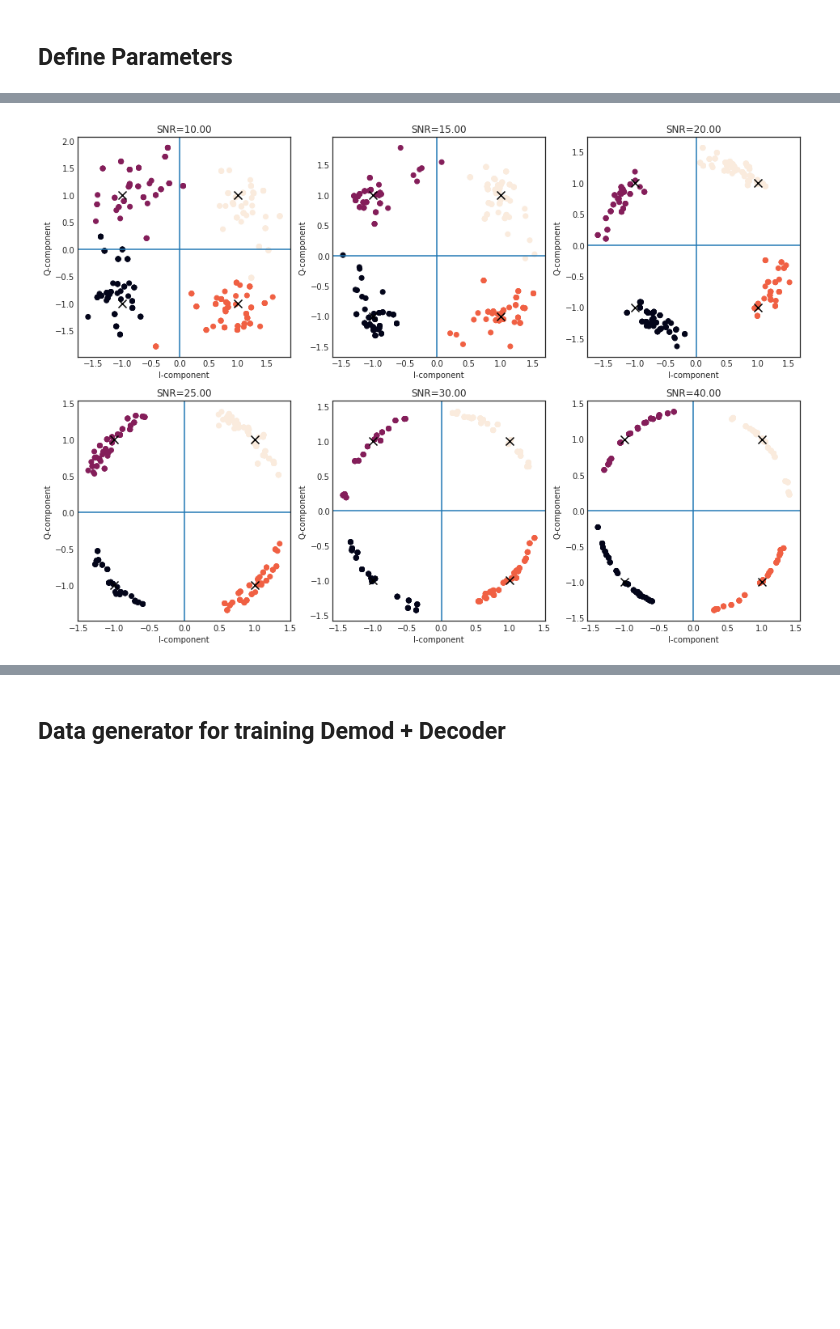
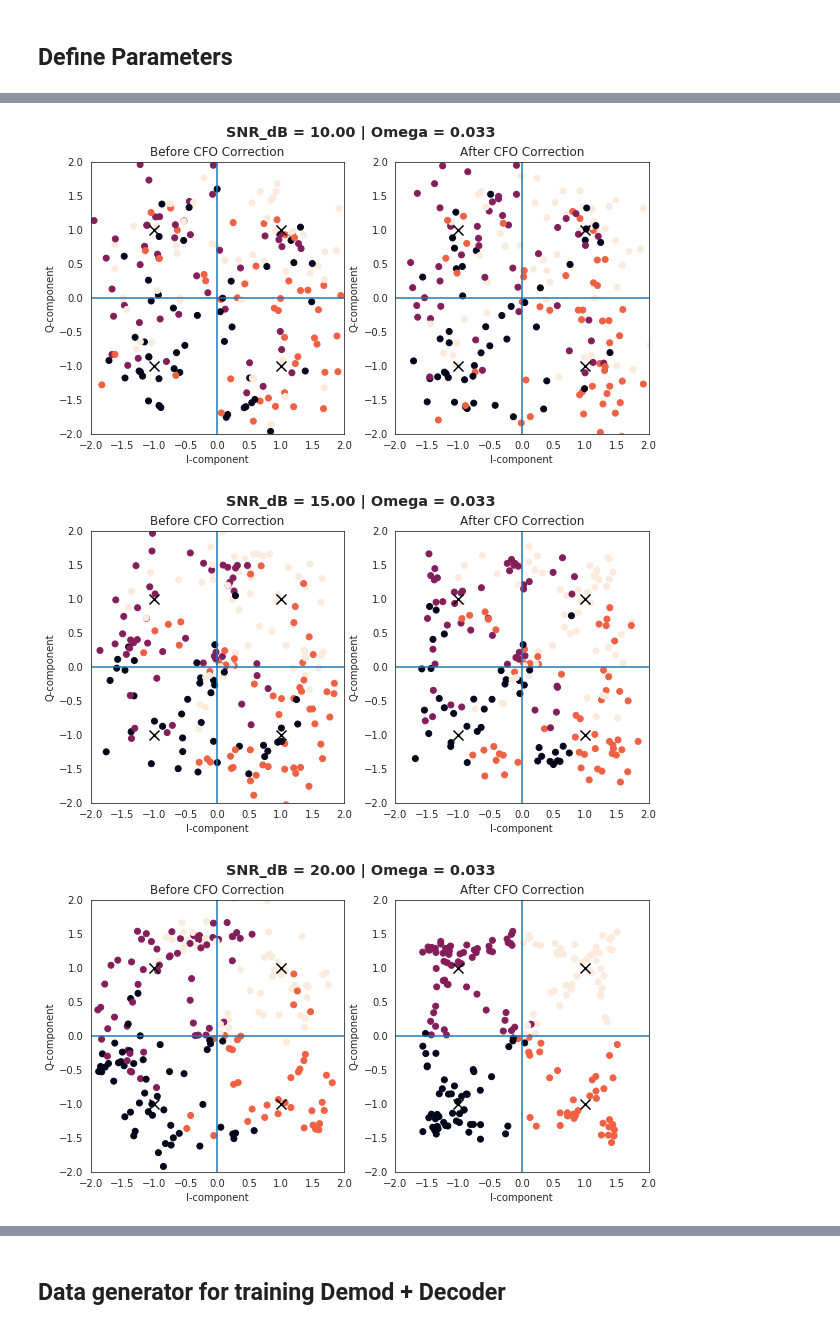
Before and after one commit to laurabrink13/ML-Receiver, a Jupyter notebook: notebooks/Generate Radio Data for training.ipynb, the cells around one changed output, grey strips where cells are left out. Drawn from its saved outputs; the diff is of its cells as text; code cells hidden in the pictures; blank space fills up the shorter version.

```diff
--- a/notebooks/Generate Radio Data for training.ipynb
+++ b/notebooks/Generate Radio Data for training.ipynb
@@ -63,22 +62,51 @@ Wall time: 266 ms
-# %%
-## Visualize data
-SNRs = [10.0, 15.0, 20.0, 25.0, 30.0, 40.0]
-
-_, axes = plt.subplots(len(SNRs) //3, 3, figsize=(16, 11))
-axes = axes.flatten()
-
-for i, snr in enumerate(SNRs):
-    ax = axes[i]
-    [preambles, preambles_conv], omegas = next(radio.cfo_correction_data_gen(OMEGA, snr, batch_size=8))
-    symbols, groundtruths = np.unique(preambles.view(np.complex),return_inverse=True)
-
-    ax.scatter(preambles_conv[...,0].flatten(),preambles_conv[...,1].flatten(), c=groundtruths)
-    ax.scatter(np.real(symbols), np.imag(symbols), marker='x', s=100, color='black')
-
-    ax.set_xlabel('I-component')
-    ax.set_ylabel('Q-component')
-    ax.set_title("SNR=%.2f" % snr)
-    ax.axhline()
-    ax.axvline()
-# %% [output]
-[figure, removed]
+# %%
+def visualize_cfo(omega, snr):
+
+    [preambles, preambles_conv], cfo_corrected_preamble = next(radio.cfo_data_generator(omega, snr, batch_size=5))
+    symbols, groundtruths = np.unique(preambles.view(np.complex),return_inverse=True)
+
+    fig, (left_ax, right_ax) = plt.subplots(1, 2, figsize=(10,5))
+    st = fig.suptitle("SNR_dB = %.2f | Omega = %.3f" % (snr, omega), fontsize="x-large", fontweight='bold')
+
+    left_ax.scatter(preambles_conv[...,0].flatten(),
+                    preambles_conv[...,1].flatten(),
+                    c=groundtruths)
+    left_ax.scatter(np.real(symbols), np.imag(symbols), marker='x', s=100, color='black')
+
+    left_ax.set_xlabel('I-component')
+    left_ax.set_ylabel('Q-component')
+    left_ax.set_title("Before CFO Correction")
+    left_ax.axhline()
+    left_ax.axvline()
+    left_ax.set_xlim(-2, 2)
+    left_ax.set_ylim(-2, 2)
+
+    right_ax.scatter(cfo_corrected_preamble[...,0].flatten(),
+                     cfo_corrected_preamble[...,1].flatten(),
+                       c=groundtruths)
+
+    right_ax.scatter(np.real(symbols), np.imag(symbols), marker='x', s=100, color='black')
+
+    right_ax.set_xlabel('I-component')
+    right_ax.set_ylabel('Q-component')
+    right_ax.set_title("After CFO Correction")
+    right_ax.axhline()
+    right_ax.axvline()
+    right_ax.set_xlim(-2, 2)
+    right_ax.set_ylim(-2, 2)
+      # Used to return the plot as an image rray
+    fig.canvas.draw()       # draw the canvas, cache the renderer
+    image = np.frombuffer(fig.canvas.tostring_rgb(), dtype='uint8')
+    image  = image.reshape(fig.canvas.get_width_height()[::-1] + (3,))
+    return image
+
+
+## Visualize data
+SNRs = [10.0, 15.0, 20.0, 25.0]
+
+kwargs_write = {'fps':1.0, 'quantizer':'nq'}
+_ =imageio.mimsave('./cfo.gif', [visualize_cfo(1/30, snr) for snr in SNRs], fps=1)
+# %% [output]
+[figure, added]
+[figure, added]
+[figure, added]
```
Also changed, not shown: parts of 16 cells of this notebook, 14 other files.
